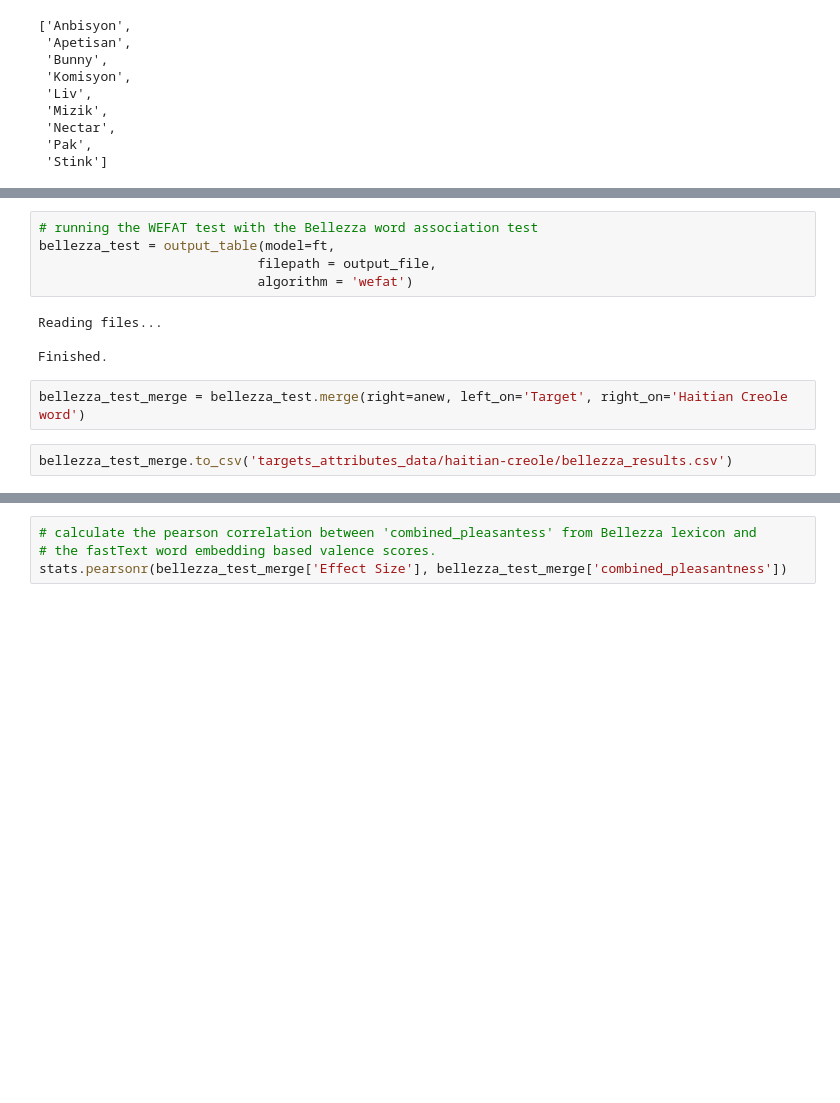
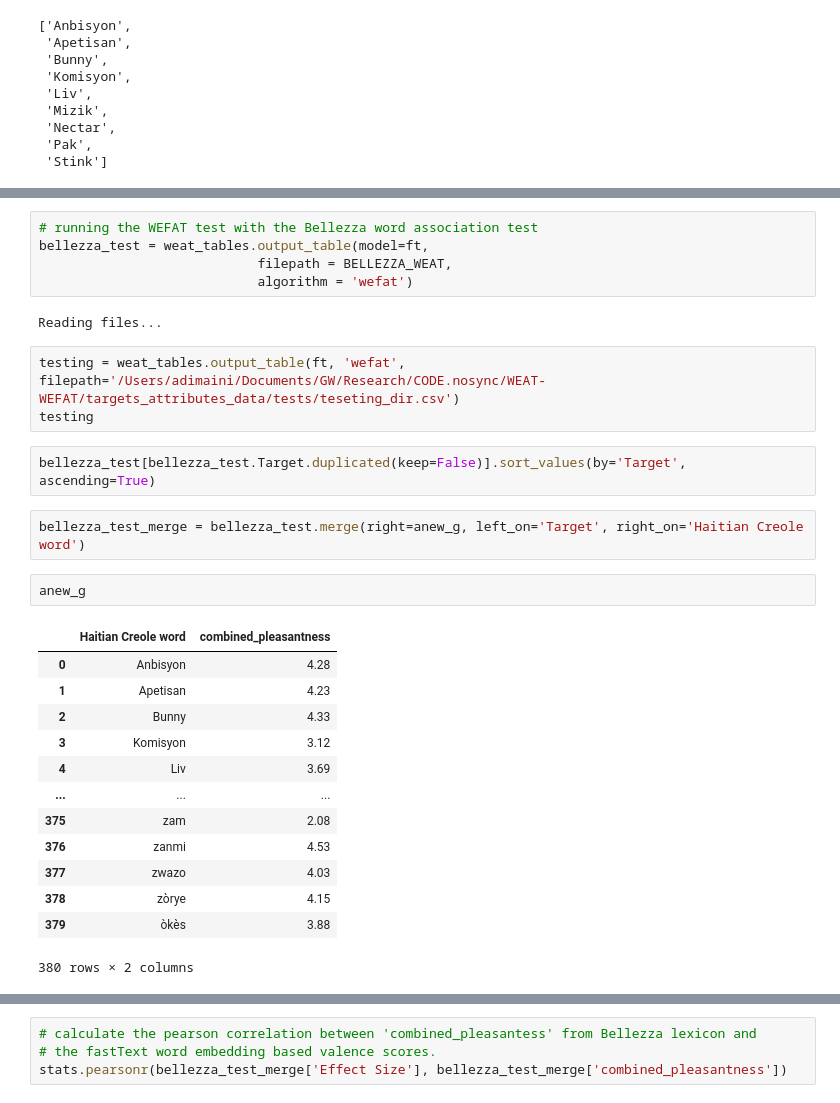
Before and after one commit to adimaini/WEAT-WEFAT, a Jupyter notebook: weat_runs.ipynb, the cells around one changed output, grey strips where cells are left out. Saved outputs shown, nothing was run; the diff lists cells and outputs as text; blank space fills up the shorter version.

```diff
--- a/main.ipynb
+++ b/weat_runs.ipynb
@@ -448,13 +242,30 @@ pd.concat([anew['Haitian Creole word'].to_frame().T, plun]).to_csv(output_file,
 # %%
 # running the WEFAT test with the Bellezza word association test
-bellezza_test = output_table(model=ft,
-                            filepath = output_file,
+bellezza_test = weat_tables.output_table(model=ft,
+                            filepath = BELLEZZA_WEAT,
                             algorithm = 'wefat')
 # %% [output]
 Reading files...
-
-Finished.
+# %%
+testing = weat_tables.output_table(ft, 'wefat', filepath='/Users/adimaini/Documents/GW/Research/CODE.nosync/WEAT-WEFAT/targets_attributes_data/tests/teseting_dir.csv')
+testing
+# %%
+bellezza_test[bellezza_test.Target.duplicated(keep=False)].sort_values(by='Target', ascending=True)
 # %%
-bellezza_test_merge = bellezza_test.merge(right=anew, left_on='Target', right_on='Haitian Creole word')
+bellezza_test_merge = bellezza_test.merge(right=anew_g, left_on='Target', right_on='Haitian Creole word')
-# %%
-bellezza_test_merge.to_csv('targets_attributes_data/haitian-creole/bellezza_results.csv')
+# %%
+anew_g
+# %% [output]
+|  | Haitian Creole word | combined_pleasantness |
+| 0 | Anbisyon | 4.28 |
+| 1 | Apetisan | 4.23 |
+| 2 | Bunny | 4.33 |
+| 3 | Komisyon | 3.12 |
+| 4 | Liv | 3.69 |
+| ... | ... | ... |
+| 375 | zam | 2.08 |
+| 376 | zanmi | 4.53 |
+| 377 | zwazo | 4.03 |
+| 378 | zòrye | 4.15 |
+| 379 | òkès | 3.88 |
+380 rows × 2 columns
```
Also changed, not shown: parts of 35 cells of this notebook, 2 other files.
